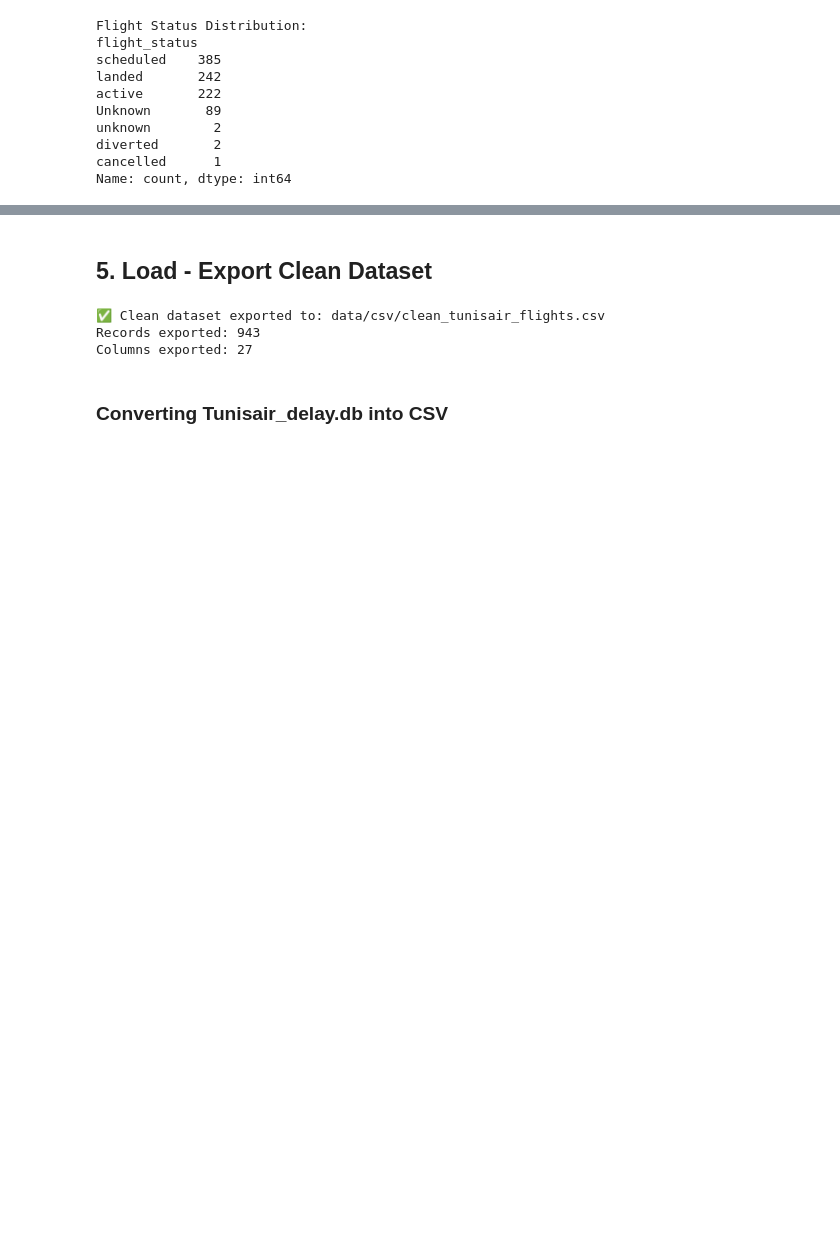
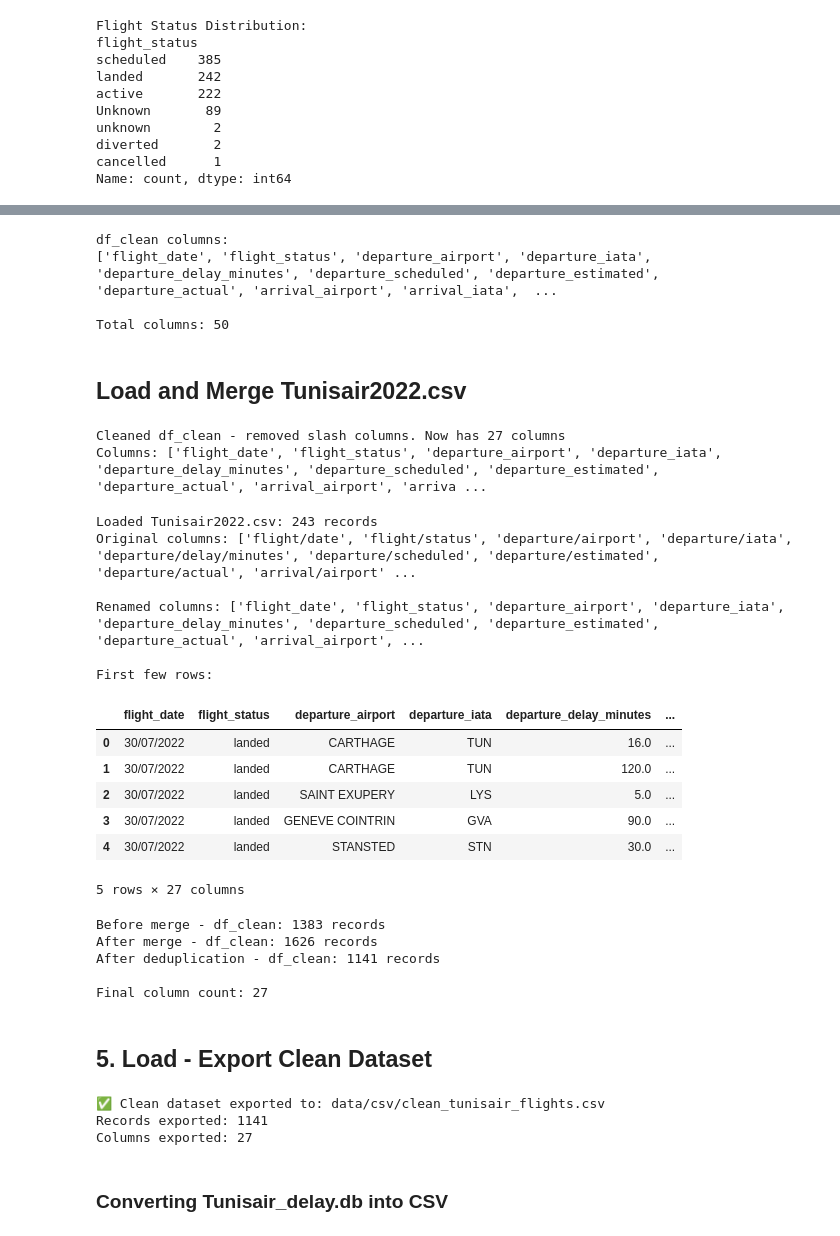
Before and after one commit to ahmed-mr1/Tunisair-Services-Analytics, a Jupyter notebook: Tunair_etl.ipynb, the cells around one changed output, grey strips where cells are left out. Drawn from its saved outputs; the diff is of its cells as text; code cells hidden in the pictures; blank space fills up the shorter version.

Commit message:
Merged 2025 & 2022 data

```diff
--- a/Tunair_etl.ipynb
+++ b/Tunair_etl.ipynb
@@ -517,3 +517,70 @@ Sample of Cleaned Data:
+# %%
+# Check df_clean columns
+print("df_clean columns:")
+print(list(df_clean.columns))
+print(f"\nTotal columns: {len(df_clean.columns)}")
+# %% [output]
+df_clean columns:
+['flight_date', 'flight_status', 'departure_airport', 'departure_iata', 'departure_delay_minutes', 'departure_scheduled', 'departure_estimated', 'departure_actual', 'arrival_airport', 'arrival_iata',  ...
+
+Total columns: 50
+# %% [markdown]
+## Load and Merge Tunisair2022.csv
+# %%
+# Clean up df_clean - remove any columns with slashes from previous merge attempts
+cols_to_keep = [col for col in df_clean.columns if '/' not in col]
+df_clean = df_clean[cols_to_keep].copy()
+print(f"Cleaned df_clean - removed slash columns. Now has {len(df_clean.columns)} columns")
+print(f"Columns: {list(df_clean.columns)}")
+# %% [output]
+Cleaned df_clean - removed slash columns. Now has 27 columns
+Columns: ['flight_date', 'flight_status', 'departure_airport', 'departure_iata', 'departure_delay_minutes', 'departure_scheduled', 'departure_estimated', 'departure_actual', 'arrival_airport', 'arriva ...
+# %%
+# Load Tunisair2022.csv
+tunisair_2022_path = 'data/csv/Tunisair2022.csv'
+df_2022 = pd.read_csv(tunisair_2022_path, encoding='utf-8')
+
+print(f"Loaded Tunisair2022.csv: {len(df_2022)} records")
+print(f"Original columns: {list(df_2022.columns)}")
+
+# Rename columns to match df_clean format (replace / with _)
+df_2022.columns = df_2022.columns.str.replace('/', '_')
+print(f"\nRenamed columns: {list(df_2022.columns)}")
+
+# Display the first few rows
+print("\nFirst few rows:")
+display(df_2022.head())
+
+# Combine with existing clean data
+print(f"\nBefore merge - df_clean: {len(df_clean)} records")
+df_clean = pd.concat([df_clean, df_2022], ignore_index=True)
+print(f"After merge - df_clean: {len(df_clean)} records")
+
+# Remove any duplicates that might have been introduced
+df_clean = df_clean.drop_duplicates()
+print(f"After deduplication - df_clean: {len(df_clean)} records")
+
+# Verify final columns
+print(f"\nFinal column count: {len(df_clean.columns)}")
+# %% [output]
+Loaded Tunisair2022.csv: 243 records
+Original columns: ['flight/date', 'flight/status', 'departure/airport', 'departure/iata', 'departure/delay/minutes', 'departure/scheduled', 'departure/estimated', 'departure/actual', 'arrival/airport' ...
+
+Renamed columns: ['flight_date', 'flight_status', 'departure_airport', 'departure_iata', 'departure_delay_minutes', 'departure_scheduled', 'departure_estimated', 'departure_actual', 'arrival_airport', ...
+
+First few rows:
+|  | flight_date | flight_status | departure_airport | departure_iata | departure_delay_minutes | ... |
+| 0 | 30/07/2022 | landed | CARTHAGE | TUN | 16.0 | ... |
+| 1 | 30/07/2022 | landed | CARTHAGE | TUN | 120.0 | ... |
+| 2 | 30/07/2022 | landed | SAINT EXUPERY | LYS | 5.0 | ... |
+| 3 | 30/07/2022 | landed | GENEVE COINTRIN | GVA | 90.0 | ... |
+| 4 | 30/07/2022 | landed | STANSTED | STN | 30.0 | ... |
+5 rows × 27 columns
+Before merge - df_clean: 1383 records
+After merge - df_clean: 1626 records
+After deduplication - df_clean: 1141 records
+
+Final column count: 27
 # %% [markdown]
 ## 5. Load - Export Clean Dataset
 # %%
@@ -521,12 +588,12 @@ Sample of Cleaned Data:
 output_file = 'data/csv/clean_tunisair_flights.csv'
 df_clean.to_csv(output_file, index=False, encoding='utf-8')
 
-print(f"✅ Clean dataset exported to: {output_file}")
+print(f" Clean dataset exported to: {output_file}")
 print(f"Records exported: {len(df_clean)}")
 print(f"Columns exported: {len(df_clean.columns)}")
 # %% [output]
 ✅ Clean dataset exported to: data/csv/clean_tunisair_flights.csv
-Records exported: 943
+Records exported: 1141
 Columns exported: 27
 # %% [markdown]
 ### Converting Tunisair_delay.db into CSV
```
Also changed, not shown: parts of 2 cells of this notebook, 2 other files.
